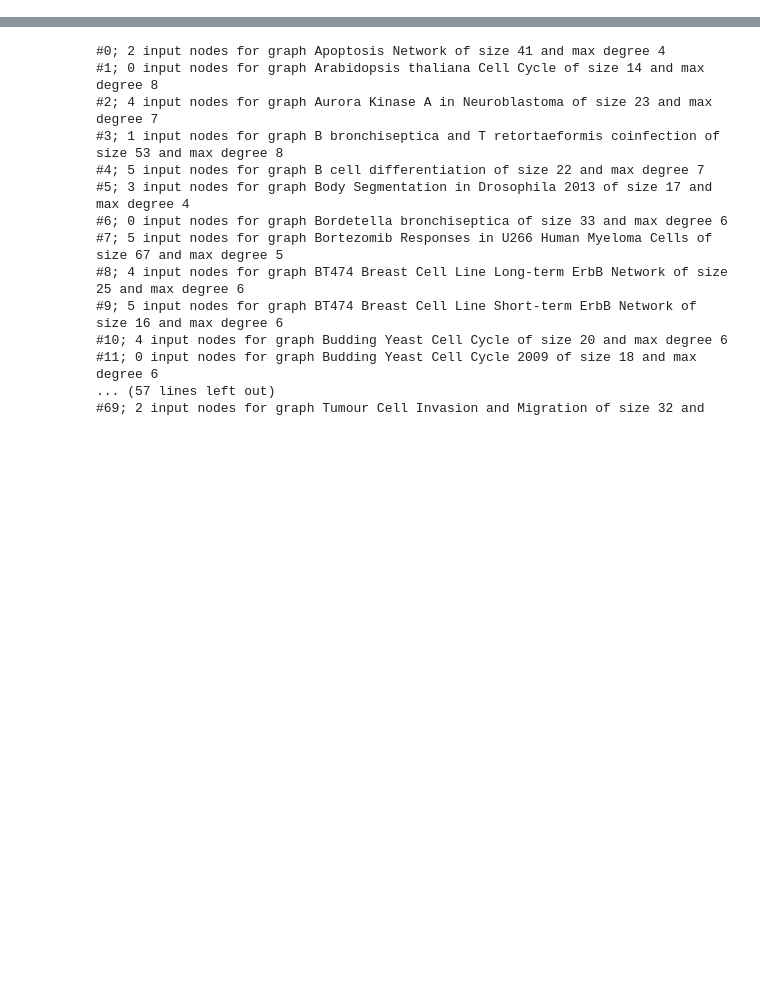
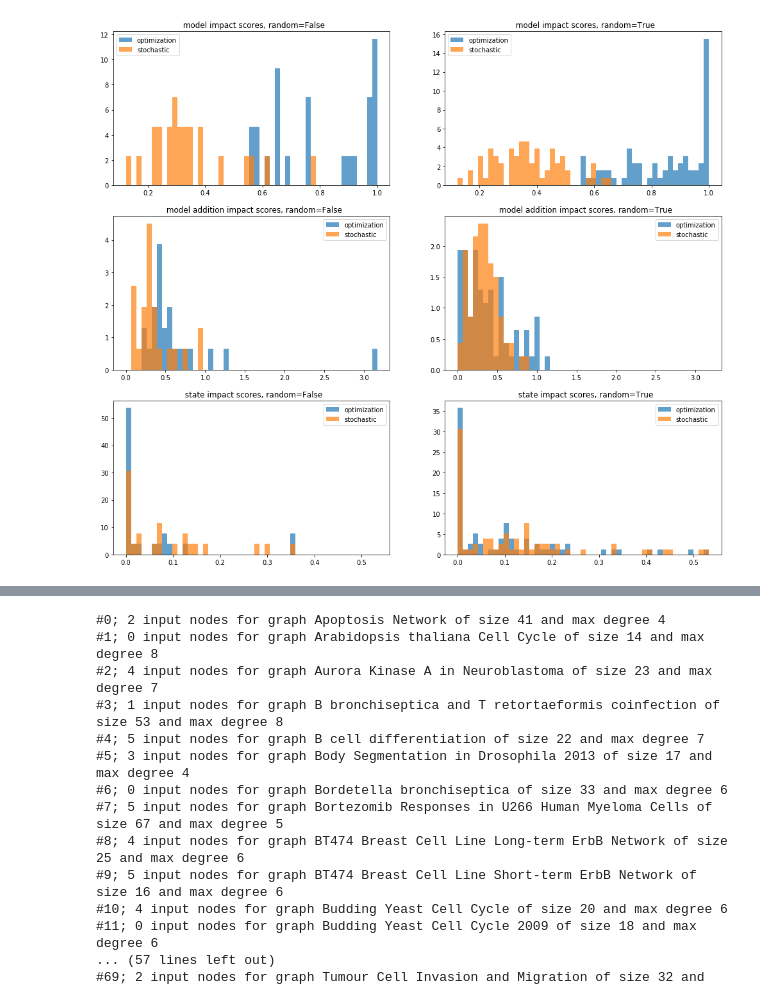
Before and after one commit to arielbro/TimeSeriesNetworkInference, a Jupyter notebook: attractors_result_analysis.ipynb, the cells around one changed output, grey strips where cells are left out. Saved outputs shown, nothing was run; the diff lists cells and outputs as text; code cells hidden in the pictures; blank space fills up the shorter version.

```diff
--- a/attractors_result_analysis.ipynb
+++ b/attractors_result_analysis.ipynb
@@ -41,0 +97,18 @@ import graphs
+# %%
+fig, ax = plt.subplots(nrows=len(score_types)/2, ncols=2, sharey=False, sharex=False, figsize=(17, 15))
+
+i = 0
+score_pairs = [(s, s.replace("optimization", "stochastic")) for s in score_types if "optimization" in s]
+for score_pair in score_pairs:
+    for is_random in [False, True]:
+        bins = np.linspace(min(min(mean_data[score_pair[0]]), min(mean_data[score_pair[1]])),
+                           max(max(mean_data[score_pair[0]]), max(mean_data[score_pair[1]])), 50)
+        cur_ax = ax[i / 2, i % 2]
+        for score in score_pair:
+            cur_ax.hist(mean_data.loc[mean_data.is_random == is_random][score], alpha=0.7, bins=bins, density=True)
+        cur_ax.legend(["optimization", "stochastic"])
+        cur_ax.set_title("{}, random={}".format(score_pair[0].replace("optimization", " ").replace("_", " "), is_random))
+        i += 1
+plt.show()
+# %% [output]
+[figure, added]
```
Also changed, not shown: parts of 23 cells of this notebook, 9 other files.
